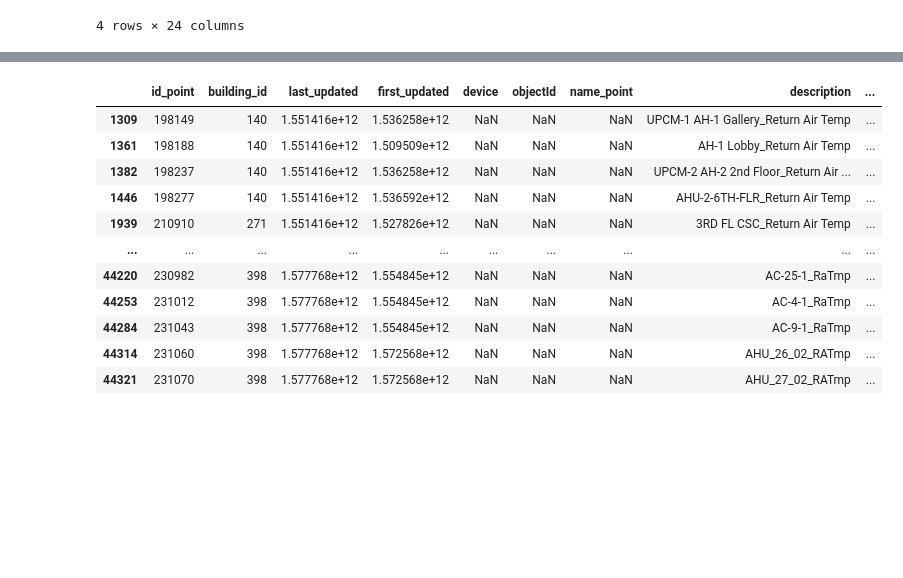
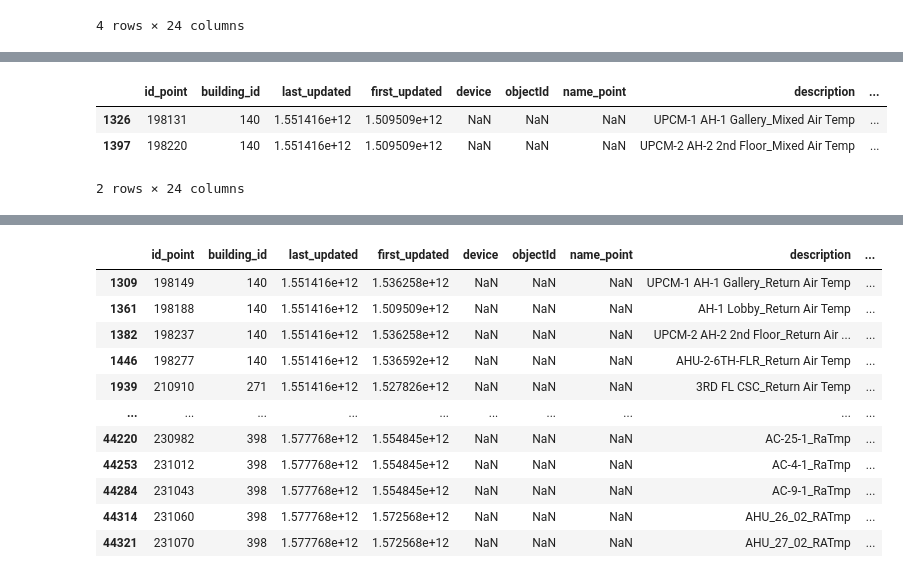
Before and after one commit to PengkunLiu/RTEM_CMU, a Jupyter notebook: RTEM Jupyter Notebook/FC#6_140.ipynb, the cells around one changed output, grey strips where cells are left out. Saved outputs shown, nothing was run; the diff lists cells and outputs as text; code cells hidden in the pictures; blank space fills up the shorter version.

```diff
--- a/RTEM Jupyter Notebook/FC#6_140.ipynb
+++ b/RTEM Jupyter Notebook/FC#6_140.ipynb
@@ -152,3 +169,11 @@ RAT_mat_data_140
+# %%
+MAT_mat_data_140 = MAT_mat_data[MAT_mat_data['building_id'] == 140]
+MAT_mat_data_140
+# %% [output]
+|  | id_point | building_id | last_updated | first_updated | device | objectId | name_point | description | ... |
+| 1326 | 198131 | 140 | 1.551416e+12 | 1.509509e+12 | NaN | NaN | NaN | UPCM-1 AH-1 Gallery_Mixed Air Temp | ... |
+| 1397 | 198220 | 140 | 1.551416e+12 | 1.509509e+12 | NaN | NaN | NaN | UPCM-2 AH-2 2nd Floor_Mixed Air Temp | ... |
+2 rows × 24 columns
 # %%
 shared_OAT_mat_data = OAT_mat_data[OAT_mat_data["building_id"].isin(RAT_mat_data["building_id"])]
 shared_RAT_mat_data  = RAT_mat_data[RAT_mat_data["building_id"].isin(OAT_mat_data["building_id"])]
```
Also changed, not shown: parts of 10 cells of this notebook, 1 other file.
